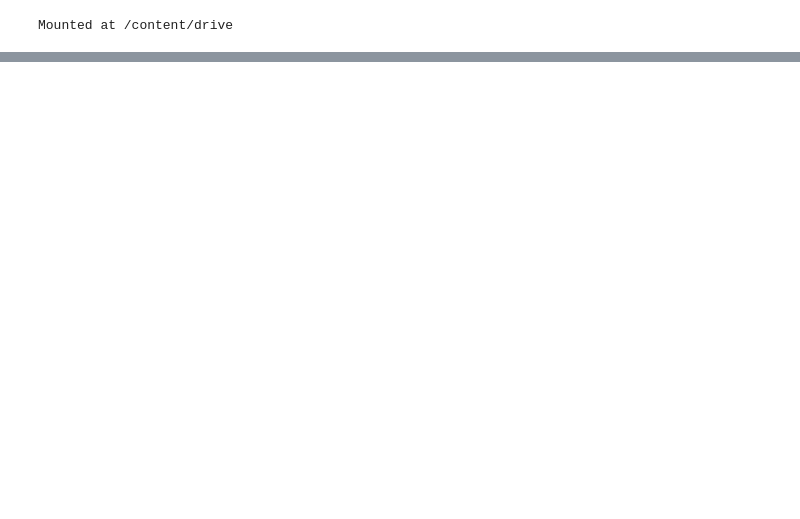
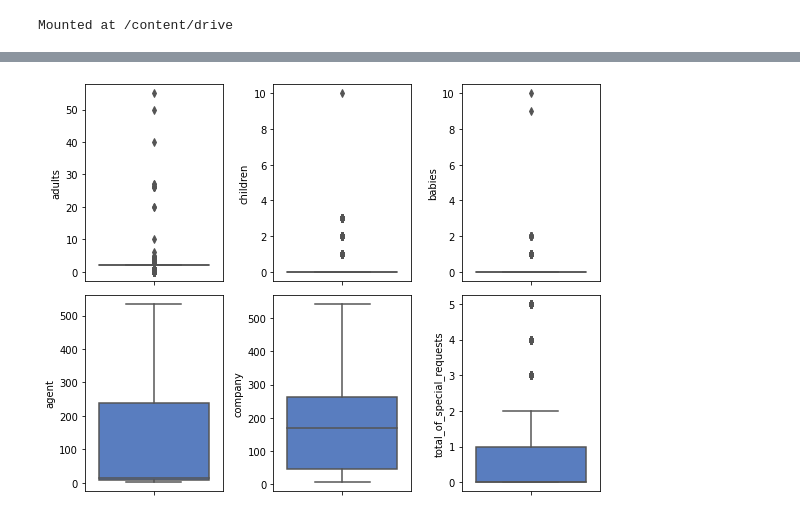
Before and after one commit to PrabhatManna/Hotel-Data-analysis, a Jupyter notebook: Prabhat_Hotel_Booking_Analysis_Capstone_Project.ipynb, the cells around one changed output, grey strips where cells are left out. Saved outputs shown, nothing was run; the diff lists cells and outputs as text; code cells hidden in the pictures; blank space fills up the shorter version.

```diff
--- a/Prabhat_Hotel_Booking_Analysis_Capstone_Project.ipynb
+++ b/Prabhat_Hotel_Booking_Analysis_Capstone_Project.ipynb
@@ -287,0 +239,26 @@ plt.ioff()
+# %%
+from pylab import *
+f, ax = plt.subplots(figsize=(8, 6))
+
+subplot(2,3,1)
+sns.boxplot(y = df1['adults'])
+
+subplot(2,3,2)
+sns.boxplot(y = df1['children'])
+
+subplot(2,3,3)
+sns.boxplot(y = df1['babies'])
+
+subplot(2,3,4)
+sns.boxplot(y = df1['agent'])
+
+subplot(2,3,5)
+sns.boxplot(y = df1['company'])
+
+subplot(2,3,6)
+sns.boxplot(y = df1['total_of_special_requests'])
+
+plt.tight_layout() # avoid overlap of plots
+plt.draw()
+# %% [output]
+[figure, added]
```
Also changed, not shown: parts of 49 cells of this notebook.
